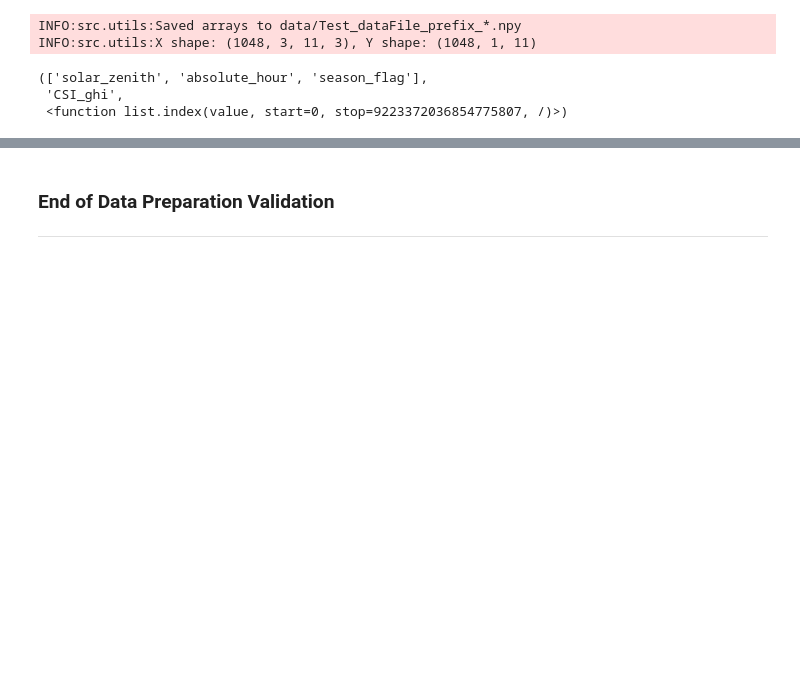
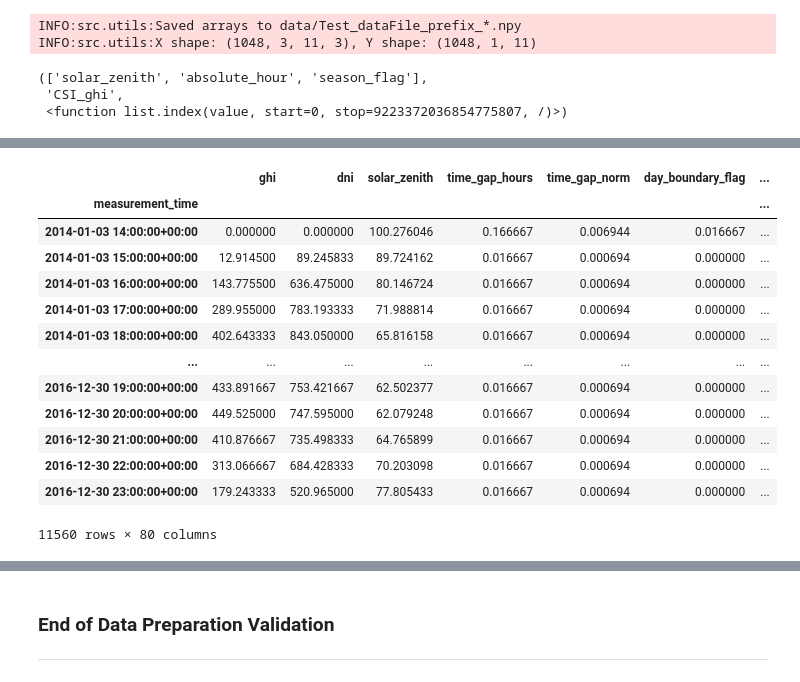
Before and after one commit to Mohamedtareque/PV_Forecast_MMPISSM, a Jupyter notebook: data_functionality_test_01.ipynb, the cells around one changed output, grey strips where cells are left out. Drawn from its saved outputs; the diff is of its cells as text; code cells hidden in the pictures; blank space fills up the shorter version.

```diff
--- a/data_functionality_test_01.ipynb
+++ b/data_functionality_test_01.ipynb
@@ -495,13 +1232,14 @@ from src.preprocessing import build_model_arrays, to_fixedgrid_multiindex
 TARGET_COL = "CSI_ghi"
 timestamp_col="measurement_time"
 
-df_phase1 = df_interpolated[['solar_zenith', 'CSI_ghi',
-       'absolute_hour',
-       'season_flag' ]]
+TEST_df = df_interpolated[['solar_zenith', 'CSI_ghi', 'absolute_hour', 'season_flag' ]]
 
 
-feature_cols = [c for c in df_phase1.columns.tolist() if c != TARGET_COL]
+feature_cols = [c for c in TEST_df.columns.tolist() if c != TARGET_COL]
+
+# ----------------- to_fixedgrid_multiindex -----------------
 # fixed_df = to_fixedgrid_multiindex(df_phase1, timestamp_col="measurement_time", expected_T=None)
+
 test_df = df_phase1.copy(deep=True)
 
 test_df.reset_index(inplace=True)
@@ -514,12 +1252,5 @@ test_df["PST_date"] = (
 test_df["bin_id"] = test_df.groupby("PST_date").cumcount()
 test_df = test_df.set_index(["PST_date", "bin_id"]).sort_index()
 
-
-# ph1_X, ph1_Y, ph1_labels_list = build_model_arrays(
-#         test_df,
-#         feature_cols=feature_cols,  # <-- This is correct!
-#         target_col=TARGET_COL,
-#         history_days=2,
-#         horizon_days=1,
-#     )
+# -------------------------------------------------------------------
 # %%
@@ -710,0 +1494,17 @@ KeyError: 'target_time'
+# %%
+_load_processed_dataframe_df
+# %% [output]
+|  | ghi | dni | solar_zenith | time_gap_hours | time_gap_norm | day_boundary_flag | ... |
+| measurement_time |  |  |  |  |  |  | ... |
+| 2014-01-03 14:00:00+00:00 | 0.000000 | 0.000000 | 100.276046 | 0.166667 | 0.006944 | 0.016667 | ... |
+| 2014-01-03 15:00:00+00:00 | 12.914500 | 89.245833 | 89.724162 | 0.016667 | 0.000694 | 0.000000 | ... |
+| 2014-01-03 16:00:00+00:00 | 143.775500 | 636.475000 | 80.146724 | 0.016667 | 0.000694 | 0.000000 | ... |
+| 2014-01-03 17:00:00+00:00 | 289.955000 | 783.193333 | 71.988814 | 0.016667 | 0.000694 | 0.000000 | ... |
+| 2014-01-03 18:00:00+00:00 | 402.643333 | 843.050000 | 65.816158 | 0.016667 | 0.000694 | 0.000000 | ... |
+| ... | ... | ... | ... | ... | ... | ... | ... |
+| 2016-12-30 19:00:00+00:00 | 433.891667 | 753.421667 | 62.502377 | 0.016667 | 0.000694 | 0.000000 | ... |
+| 2016-12-30 20:00:00+00:00 | 449.525000 | 747.595000 | 62.079248 | 0.016667 | 0.000694 | 0.000000 | ... |
+| 2016-12-30 21:00:00+00:00 | 410.876667 | 735.498333 | 64.765899 | 0.016667 | 0.000694 | 0.000000 | ... |
+| 2016-12-30 22:00:00+00:00 | 313.066667 | 684.428333 | 70.203098 | 0.016667 | 0.000694 | 0.000000 | ... |
+| 2016-12-30 23:00:00+00:00 | 179.243333 | 520.965000 | 77.805433 | 0.016667 | 0.000694 | 0.000000 | ... |
+11560 rows × 80 columns
```
Also changed, not shown: parts of 97 cells of this notebook, 11 other files.
